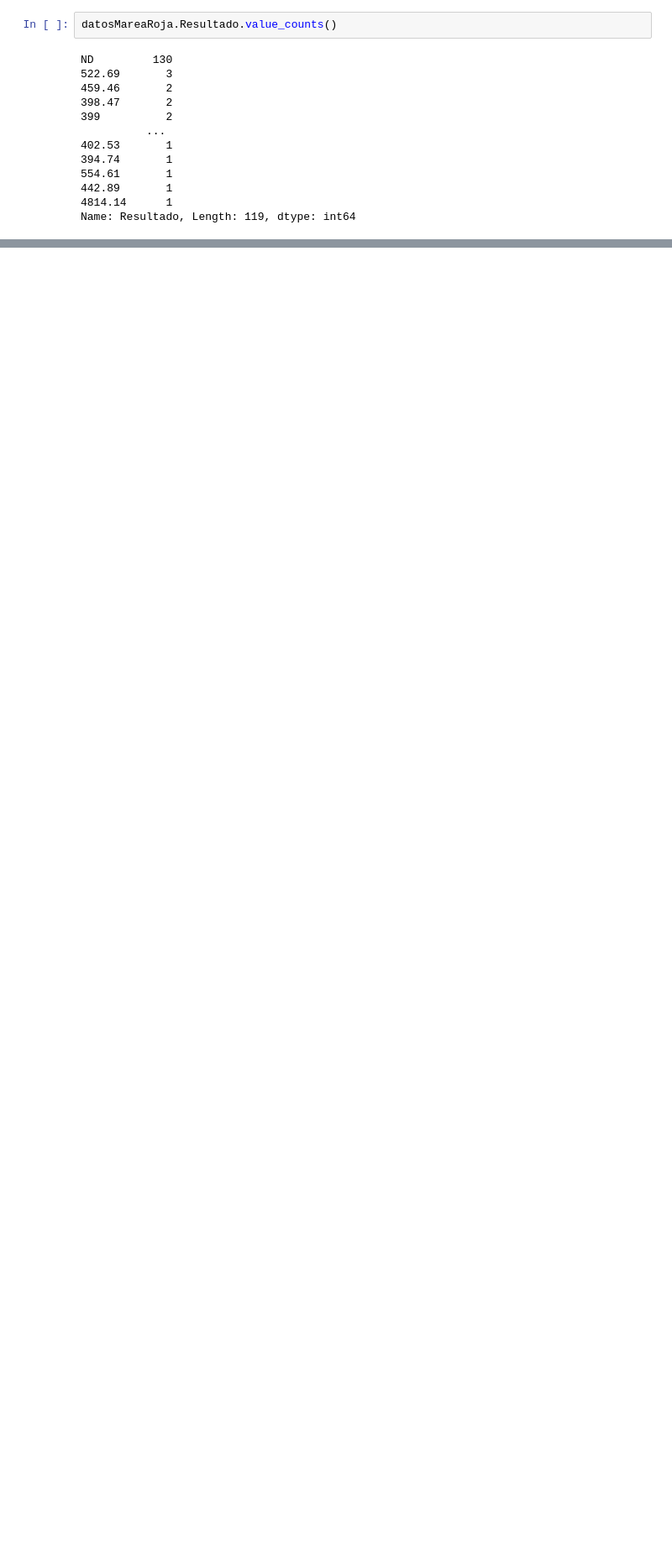
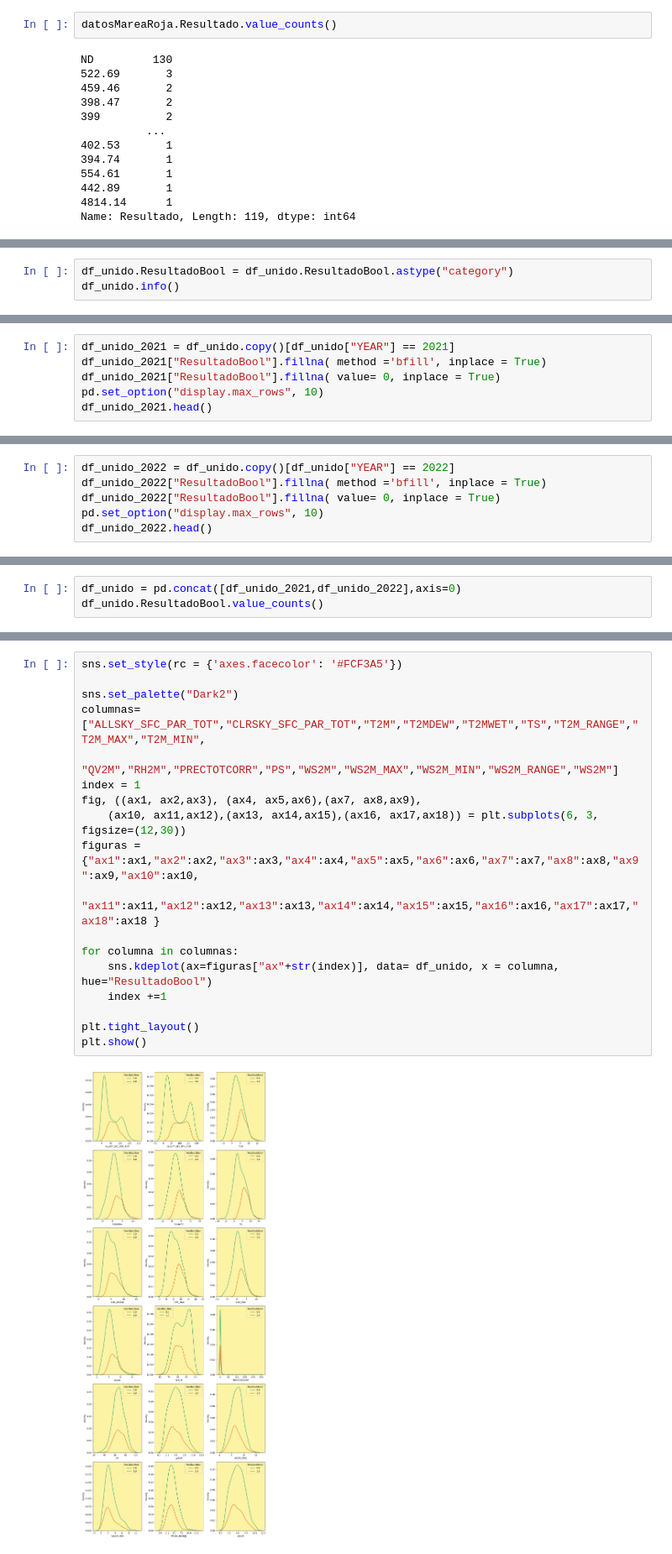
Before and after one commit to VictorVisnuk/MareaRoja, a Jupyter notebook: notebooks/Lectura, integración y limpieza de los datos.ipynb, the cells around one changed output, grey strips where cells are left out. Shown at 84% size. Drawn from its saved outputs; the diff is of its cells as text; blank space fills up the shorter version.

```diff
--- a/notebooks/Lectura, integración y limpieza de los datos.ipynb
+++ b/notebooks/Lectura, integración y limpieza de los datos.ipynb
@@ -124,0 +243,3 @@ indicesColumnas = [1,2,]
+# %%
+df_unido.ResultadoBool = df_unido.ResultadoBool.astype("category")
+df_unido.info()
@@ -124,0 +268,6 @@ indicesColumnas = [1,2,]
+# %%
+df_unido_2021 = df_unido.copy()[df_unido["YEAR"] == 2021]
+df_unido_2021["ResultadoBool"].fillna( method ='bfill', inplace = True)
+df_unido_2021["ResultadoBool"].fillna( value= 0, inplace = True)
+pd.set_option("display.max_rows", 10)
+df_unido_2021.head()
@@ -124,0 +282,6 @@ indicesColumnas = [1,2,]
+# %%
+df_unido_2022 = df_unido.copy()[df_unido["YEAR"] == 2022]
+df_unido_2022["ResultadoBool"].fillna( method ='bfill', inplace = True)
+df_unido_2022["ResultadoBool"].fillna( value= 0, inplace = True)
+pd.set_option("display.max_rows", 10)
+df_unido_2022.head()
@@ -124,0 +298,3 @@ indicesColumnas = [1,2,]
+# %%
+df_unido = pd.concat([df_unido_2021,df_unido_2022],axis=0)
+df_unido.ResultadoBool.value_counts()
@@ -124,0 +309,20 @@ indicesColumnas = [1,2,]
+# %%
+sns.set_style(rc = {'axes.facecolor': '#FCF3A5'})
+
+sns.set_palette("Dark2")
+columnas= ["ALLSKY_SFC_PAR_TOT","CLRSKY_SFC_PAR_TOT","T2M","T2MDEW","T2MWET","TS","T2M_RANGE","T2M_MAX","T2M_MIN",
+           "QV2M","RH2M","PRECTOTCORR","PS","WS2M","WS2M_MAX","WS2M_MIN","WS2M_RANGE","WS2M"]
+index = 1
+fig, ((ax1, ax2,ax3), (ax4, ax5,ax6),(ax7, ax8,ax9),
+    (ax10, ax11,ax12),(ax13, ax14,ax15),(ax16, ax17,ax18)) = plt.subplots(6, 3, figsize=(12,30))
+figuras = {"ax1":ax1,"ax2":ax2,"ax3":ax3,"ax4":ax4,"ax5":ax5,"ax6":ax6,"ax7":ax7,"ax8":ax8,"ax9":ax9,"ax10":ax10,
+           "ax11":ax11,"ax12":ax12,"ax13":ax13,"ax14":ax14,"ax15":ax15,"ax16":ax16,"ax17":ax17,"ax18":ax18 }
+
+for columna in columnas:
+    sns.kdeplot(ax=figuras["ax"+str(index)], data= df_unido, x = columna, hue="ResultadoBool")
+    index +=1
+
+plt.tight_layout()
+plt.show()
+# %% [output]
+[figure, added]
```
Also changed, not shown: parts of 78 cells of this notebook, 4 other files.
